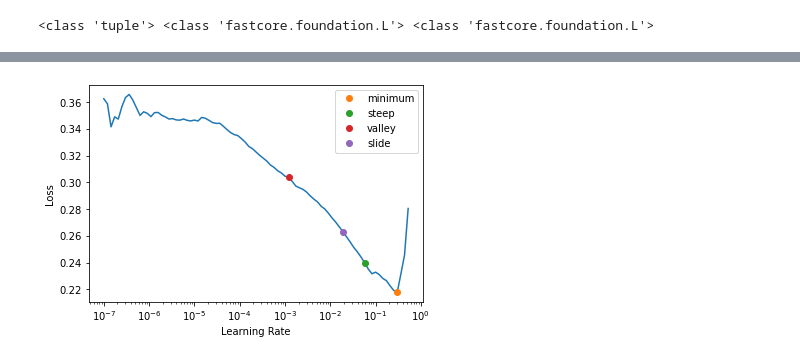
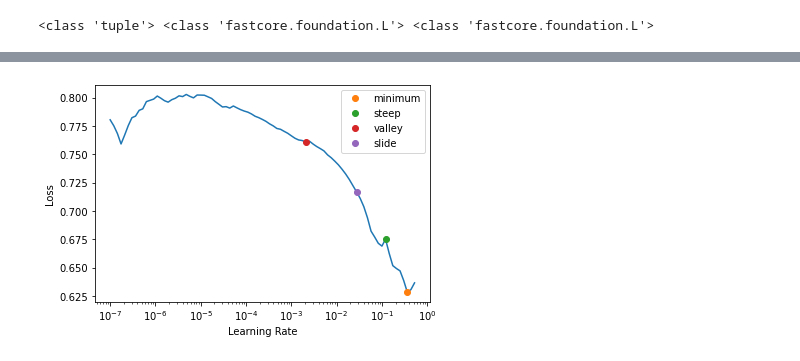
Before and after one commit to sorinmuchi/IFT6758, a Jupyter notebook: notebooks/6-BestModels-fastai.ipynb, the cells around one changed output, grey strips where cells are left out. Drawn from its saved outputs; the diff is of its cells as text; code cells hidden in the pictures.

```diff
--- a/notebooks/6-BestModels-fastai.ipynb
+++ b/notebooks/6-BestModels-fastai.ipynb
@@ -276,18 +278,18 @@ dls = to.dataloaders(bs=64, shuffle=True)
 # %%
 learn = tabular_learner(
     dls, metrics=[F1Score(average='macro'), BalancedAccuracy(), BrierScore(pos_label=0)],
-    loss_func=FocalLossFlat(gamma=2),
+    # loss_func=FocalLossFlat(gamma=2),
     # loss_func=BCEWithLogitsLossFlat(),
     cbs=[
-            # EarlyStoppingCallback(monitor='f1_score', min_delta=0.0001, patience=5),
+            EarlyStoppingCallback(monitor='f1_score', min_delta=0.0001, patience=5),
             SaveModelCallback(fname='best', monitor='f1_score'),
             SaveModelCallback(fname='end', at_end=True)
         ]
     )
 lr_min, lr_steep, lr_valley, lr_slide = learn.lr_find(suggest_funcs=(minimum, steep, valley, slide))
 # %% [output]
 [interactive output not drawn]
-[figure, old version]
+[figure, new version]
 # %%
 with exp.train():
     # learn.fit_one_cycle(5, lr_min)
```
Also changed, not shown: parts of 10 cells of this notebook, 4 other files.
